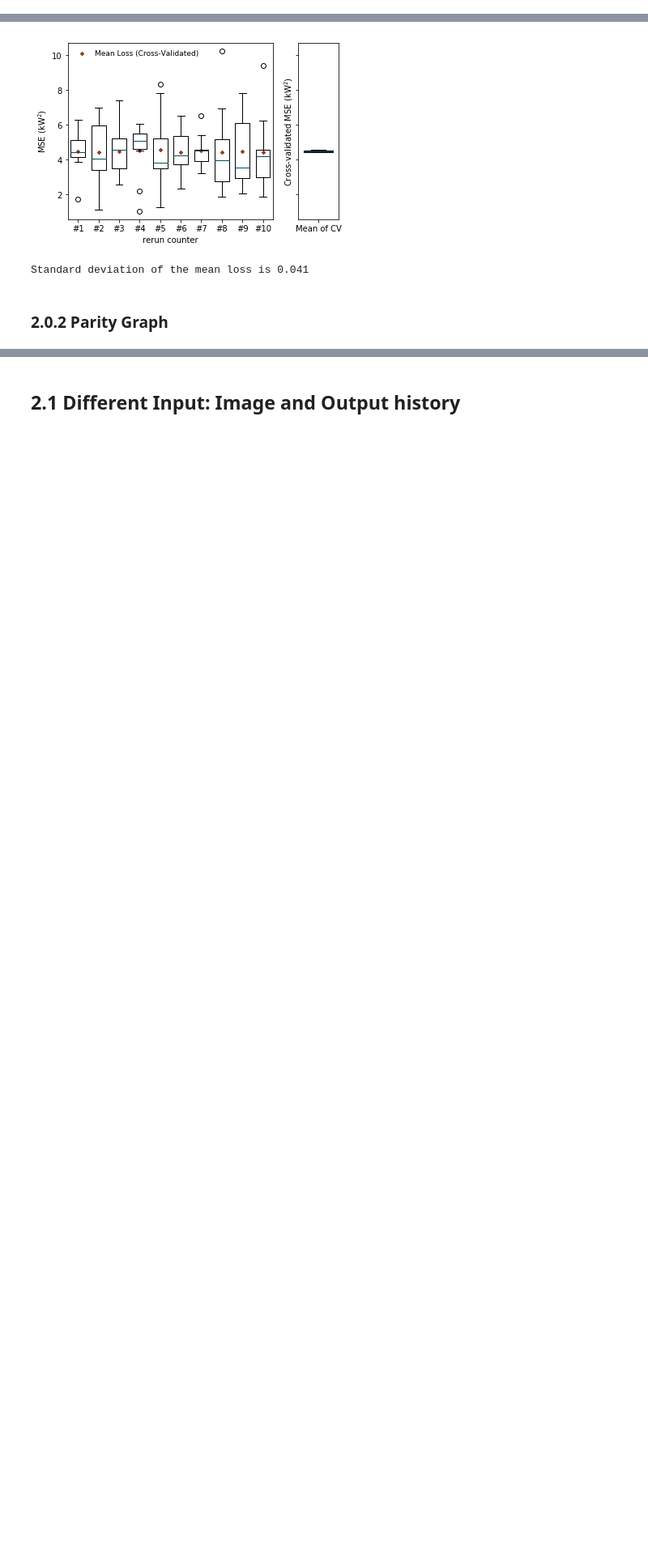
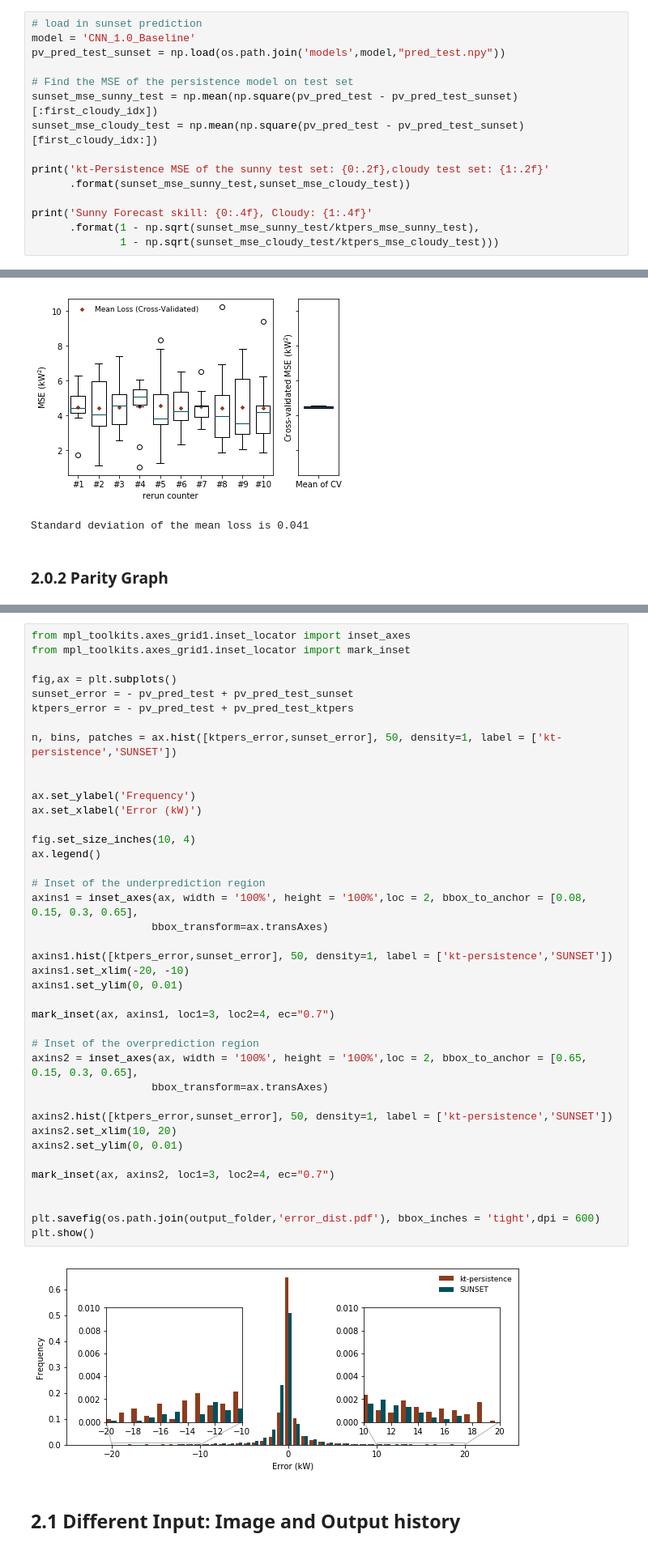
Before and after one commit to YuchiSun/SUNSET, a Jupyter notebook: plot_and_plot.ipynb, the cells around one changed output, grey strips where cells are left out. Shown: that part at 81% size. Cells and saved outputs as stored; diff of their text form; blank space fills up the shorter version.

```diff
--- a/plot_and_plot.ipynb
+++ b/plot_and_plot.ipynb
@@ -73,0 +119,15 @@ Persistence MSE of the sunny test set: 5.84,cloudy test set: 13.34
+# %%
+# load in sunset prediction
+model = 'CNN_1.0_Baseline'
+pv_pred_test_sunset = np.load(os.path.join('models',model,"pred_test.npy"))
+
+# Find the MSE of the persistence model on test set
+sunset_mse_sunny_test = np.mean(np.square(pv_pred_test - pv_pred_test_sunset)[:first_cloudy_idx])
+sunset_mse_cloudy_test = np.mean(np.square(pv_pred_test - pv_pred_test_sunset)[first_cloudy_idx:])
+
+print('kt-Persistence MSE of the sunny test set: {0:.2f},cloudy test set: {1:.2f}'
+      .format(sunset_mse_sunny_test,sunset_mse_cloudy_test))
+
+print('Sunny Forecast skill: {0:.4f}, Cloudy: {1:.4f}'
+      .format(1 - np.sqrt(sunset_mse_sunny_test/ktpers_mse_sunny_test),
+              1 - np.sqrt(sunset_mse_cloudy_test/ktpers_mse_cloudy_test)))
@@ -234,3 +299,45 @@ plt.show()
+# %%
+from mpl_toolkits.axes_grid1.inset_locator import inset_axes
+from mpl_toolkits.axes_grid1.inset_locator import mark_inset
+
+fig,ax = plt.subplots()
+sunset_error = - pv_pred_test + pv_pred_test_sunset
+ktpers_error = - pv_pred_test + pv_pred_test_ktpers
+
+n, bins, patches = ax.hist([ktpers_error,sunset_error], 50, density=1, label = ['kt-persistence','SUNSET'])
+
+
+ax.set_ylabel('Frequency')
+ax.set_xlabel('Error (kW)')
+
+fig.set_size_inches(10, 4)
+ax.legend()
+
+# Inset of the underprediction region
+axins1 = inset_axes(ax, width = '100%', height = '100%',loc = 2, bbox_to_anchor = [0.08, 0.15, 0.3, 0.65],
+                   bbox_transform=ax.transAxes)
+
+axins1.hist([ktpers_error,sunset_error], 50, density=1, label = ['kt-persistence','SUNSET'])
+axins1.set_xlim(-20, -10)
+axins1.set_ylim(0, 0.01)
+
+mark_inset(ax, axins1, loc1=3, loc2=4, ec="0.7")
+
+# Inset of the overprediction region
+axins2 = inset_axes(ax, width = '100%', height = '100%',loc = 2, bbox_to_anchor = [0.65, 0.15, 0.3, 0.65],
+                   bbox_transform=ax.transAxes)
+
+axins2.hist([ktpers_error,sunset_error], 50, density=1, label = ['kt-persistence','SUNSET'])
+axins2.set_xlim(10, 20)
+axins2.set_ylim(0, 0.01)
+
+mark_inset(ax, axins2, loc1=3, loc2=4, ec="0.7")
+
+
+plt.savefig(os.path.join(output_folder,'error_dist.pdf'), bbox_inches = 'tight',dpi = 600)
+plt.show()
+# %% [output]
+[figure, added]
 # %% [markdown]
 ## 2.1 Different Input: Image and Output history
 # %%
```
Also changed, not shown: parts of 11 cells of this notebook, 6 other files.
